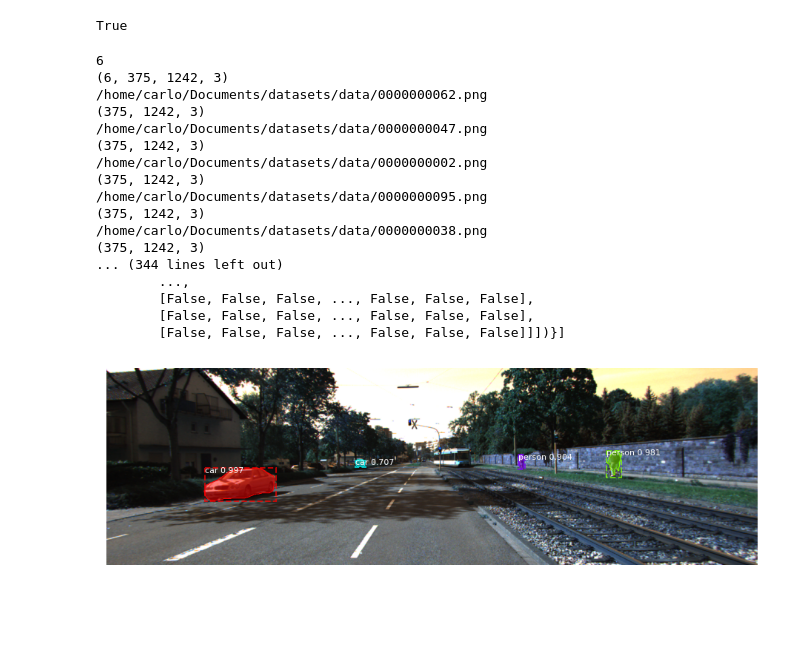
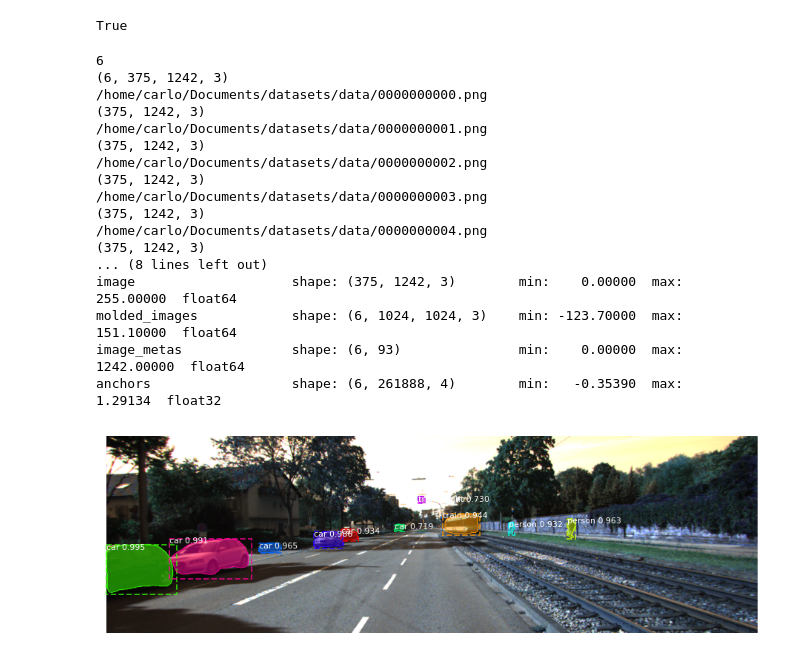
Before and after one commit to CarloRadice/Mask_RCNN, a Jupyter notebook: Mask_RCNN/samples/demo.ipynb, the cells around one changed output. Cells and saved outputs as stored; diff of their text form; code cells hidden in the pictures; blank space fills up the shorter version.

Commit message:
test for multi image batch size but is not faster

```diff
--- a/Mask_RCNN/samples/demo.ipynb
+++ b/Mask_RCNN/samples/demo.ipynb
@@ -374,6 +374,7 @@ True
 # with open(dict_save_path, 'wb') as handle:
 #     pickle.dump(dict, handle)
 # %%
+import glob
 # Create model object in inference mode.
 model = modellib.MaskRCNN(mode="inference", model_dir=MODEL_DIR, config=config)
 
@@ -388,34 +389,35 @@ class InferenceConfig(coco.CocoConfig):
 
 config = InferenceConfig()
 
-data_path = '/home/carlo/Documents/datasets/data/'
+data_path = '/home/carlo/Documents/datasets/data'
 
-len(os.listdir(data_path))
+files = glob.glob(data_path + '/*.png')
+files = sorted(files)
+
 
 flag = True
 count = 1
 while count < 8:
-    if len(os.listdir(data_path)) % count == 0:
+    if len(files) % count == 0:
         batch_size = count
 
     count += 1
-
 
 print(batch_size)
 
 arr = np.zeros((batch_size, 375, 1242, 3))
 print(arr.shape)
 i = 0
-for file in os.listdir(data_path):
+for file in files:
 
-    print(data_path + file)
-    image = cv2.imread(data_path + file)
+    print(file)
+    image = cv2.imread(file)
     print(image.shape)
     arr[i] = image
 
     i += 1
 
-    if i == 6:
+    if i == batch_size:
         # Run detection
         results = model.detect(arr, verbose=1)
         print(results)
@@ -423,28 +425,28 @@ for file in os.listdir(data_path):
 # %% [output]
 6
 (6, 375, 1242, 3)
-/home/carlo/Documents/datasets/data/0000000062.png
+/home/carlo/Documents/datasets/data/0000000000.png
 (375, 1242, 3)
-/home/carlo/Documents/datasets/data/0000000047.png
+/home/carlo/Documents/datasets/data/0000000001.png
 (375, 1242, 3)
 /home/carlo/Documents/datasets/data/0000000002.png
 (375, 1242, 3)
-/home/carlo/Documents/datasets/data/0000000095.png
+/home/carlo/Documents/datasets/data/0000000003.png
 (375, 1242, 3)
-/home/carlo/Documents/datasets/data/0000000038.png
+/home/carlo/Documents/datasets/data/0000000004.png
 (375, 1242, 3)
-... (344 lines left out)
-        ...,
-        [False, False, False, ..., False, False, False],
-        [False, False, False, ..., False, False, False],
-        [False, False, False, ..., False, False, False]]])}]
+... (8 lines left out)
+image                    shape: (375, 1242, 3)        min:    0.00000  max:  255.00000  float64
+molded_images            shape: (6, 1024, 1024, 3)    min: -123.70000  max:  151.10000  float64
+image_metas              shape: (6, 93)               min:    0.00000  max: 1242.00000  float64
+anchors                  shape: (6, 261888, 4)        min:   -0.35390  max:    1.29134  float32
 # %%
 # results = vettore di dizionari
 results[0]
 
 # Visualize results
-r = results[0]
-visualize.display_instances(arr[0], r['rois'], r['masks'], r['class_ids'],
+r = results[1]
+visualize.display_instances(arr[1], r['rois'], r['masks'], r['class_ids'],
                             class_names, r['scores'])
 # %% [output]
-[figure, old version]
+[figure, new version]
```
Also changed, not shown: 1 other file.
